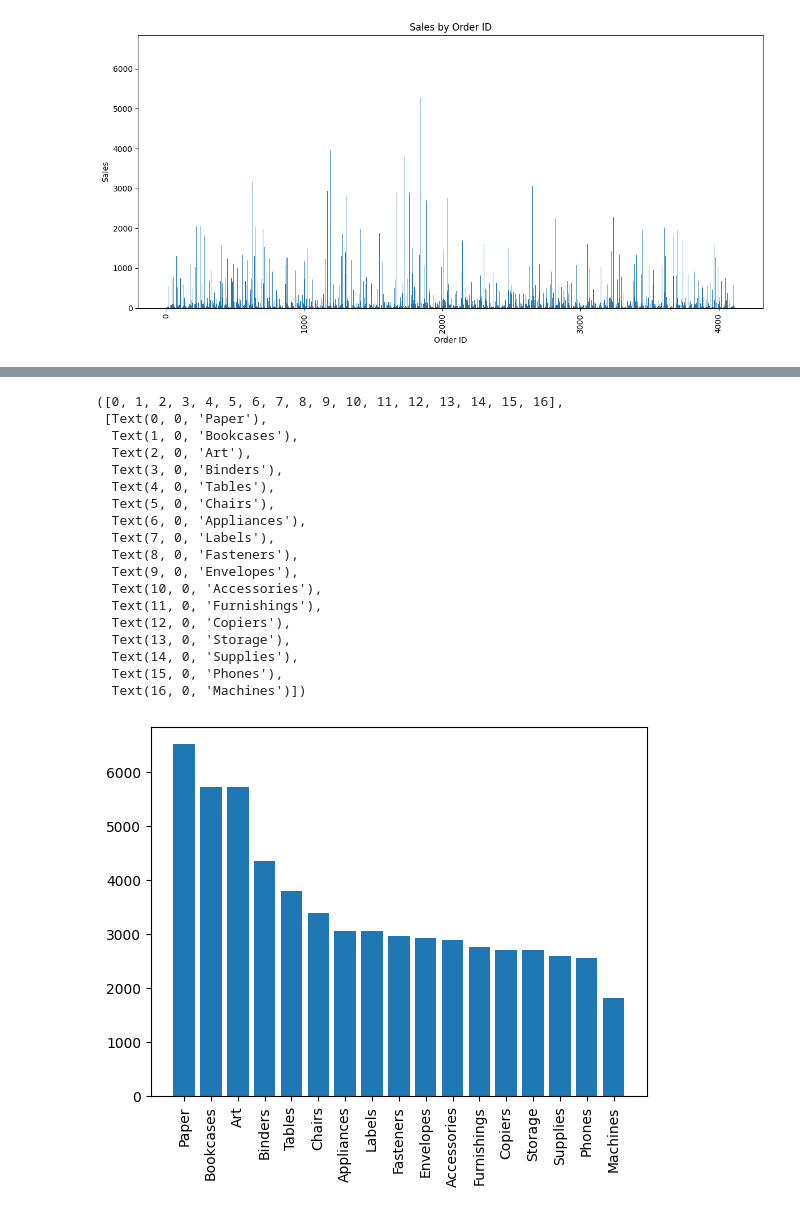
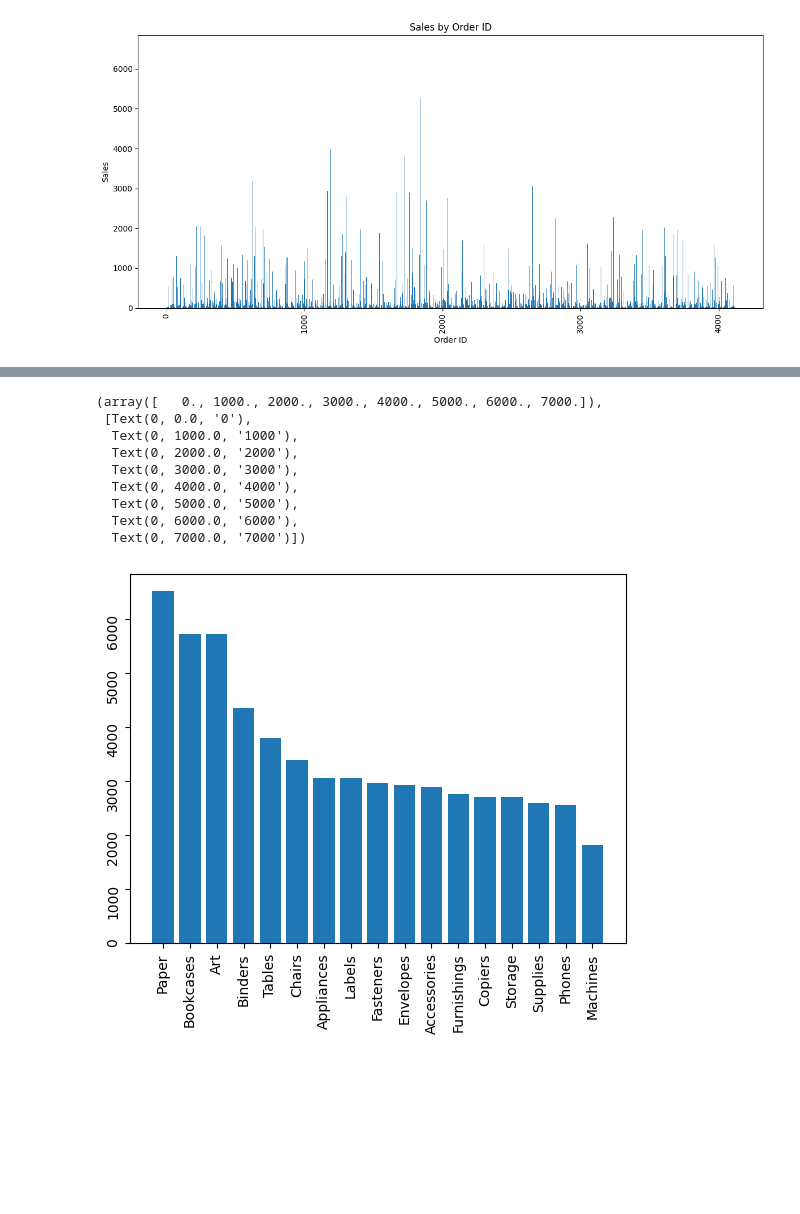
Before and after one commit to programmingconsole/Python_Data_Analytics, a Jupyter notebook: panda_matplotlibex.ipynb, the cells around one changed output, grey strips where cells are left out. Saved outputs shown, nothing was run; the diff lists cells and outputs as text; code cells hidden in the pictures; blank space fills up the shorter version.

Commit message:
plot analysis

```diff
--- a/panda_matplotlibex.ipynb
+++ b/panda_matplotlibex.ipynb
@@ -141,7 +169,7 @@ import pandas as pd
 import matplotlib.pyplot as plt
 
 # Load the Excel file
-dt = pd.read_excel('/content/sample_data/BIDataset.xlsx')
+dt = pd.read_excel('/BIDataset.xlsx')
 
 # Extract columns
 sales_list = dt['Sales'].tolist()
@@ -189,24 +216,17 @@ plt.bar(catagory,sales_list)
 [figure]
 # %%
 plt.bar(subcatogary,sales_list)
+
 plt.xticks(rotation=90)
+plt.yticks(rotation=90)
 # %% [output]
-([0, 1, 2, 3, 4, 5, 6, 7, 8, 9, 10, 11, 12, 13, 14, 15, 16],
- [Text(0, 0, 'Paper'),
-  Text(1, 0, 'Bookcases'),
-  Text(2, 0, 'Art'),
-  Text(3, 0, 'Binders'),
-  Text(4, 0, 'Tables'),
-  Text(5, 0, 'Chairs'),
-  Text(6, 0, 'Appliances'),
-  Text(7, 0, 'Labels'),
-  Text(8, 0, 'Fasteners'),
-  Text(9, 0, 'Envelopes'),
-  Text(10, 0, 'Accessories'),
-  Text(11, 0, 'Furnishings'),
-  Text(12, 0, 'Copiers'),
-  Text(13, 0, 'Storage'),
-  Text(14, 0, 'Supplies'),
-  Text(15, 0, 'Phones'),
-  Text(16, 0, 'Machines')])
+(array([   0., 1000., 2000., 3000., 4000., 5000., 6000., 7000.]),
+ [Text(0, 0.0, '0'),
+  Text(0, 1000.0, '1000'),
+  Text(0, 2000.0, '2000'),
+  Text(0, 3000.0, '3000'),
+  Text(0, 4000.0, '4000'),
+  Text(0, 5000.0, '5000'),
+  Text(0, 6000.0, '6000'),
+  Text(0, 7000.0, '7000')])
-[figure, old version]
+[figure, new version]
```
Also changed, not shown: parts of 9 cells of this notebook.
